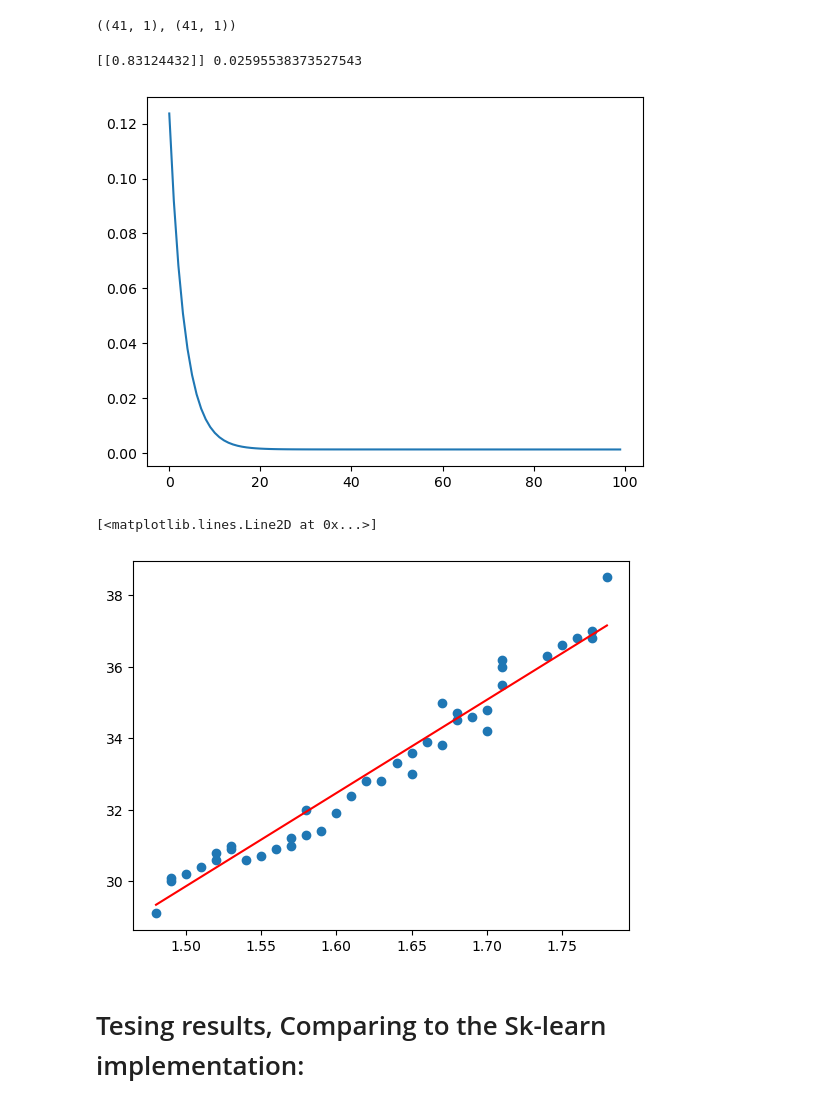
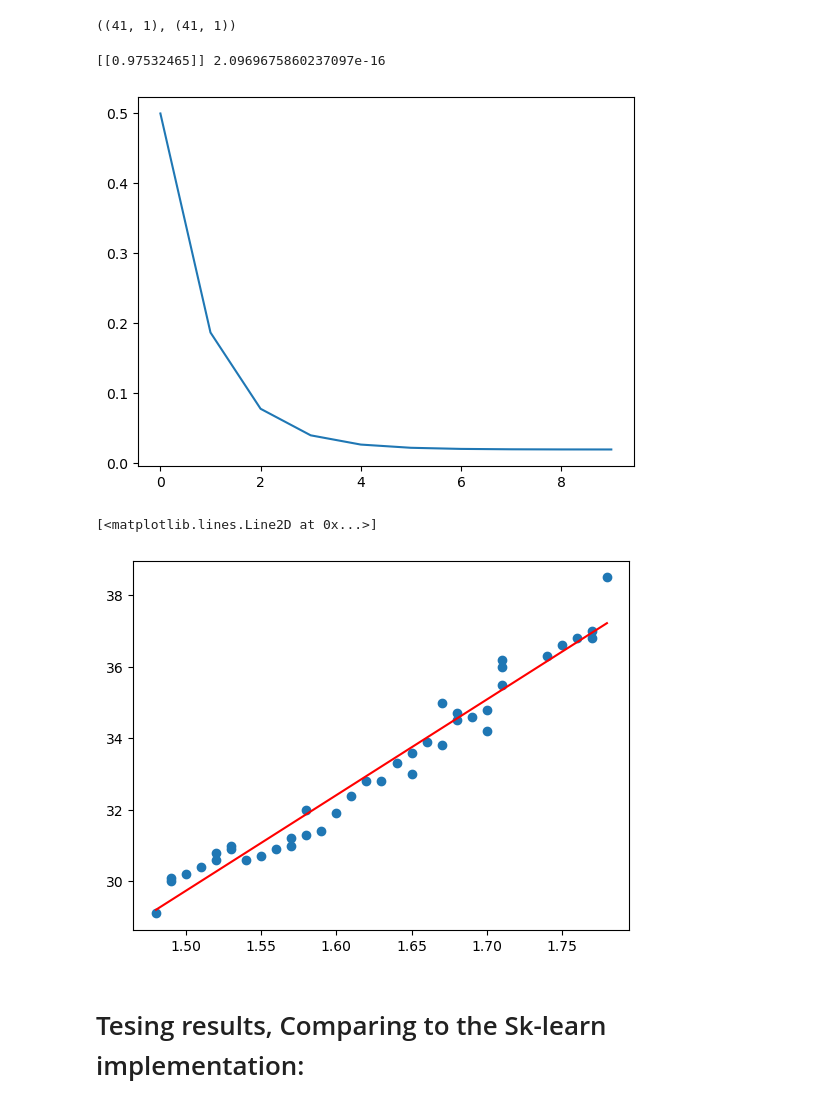
Before and after one commit to BasilKarol/ml-implementation, a Jupyter notebook: Regression_model.ipynb, the cells around one changed output. Drawn from its saved outputs; the diff is of its cells as text; code cells hidden in the pictures.

Commit message:
added Scalers functionality to LR class

```diff
--- a/Regression_model.ipynb
+++ b/Regression_model.ipynb
@@ -59,6 +61,4 @@ data.describe()
 | 50% | 2014.000000 | 3.600000 | 6.400000 | 32000.000000 | 0.000000 | 0.000000 | 0.000000 | 0.000000 |
 | 75% | 2016.000000 | 6.000000 | 9.900000 | 48767.000000 | 0.000000 | 1.000000 | 0.000000 | 0.000000 |
 | max | 2018.000000 | 35.000000 | 92.600000 | 500000.000000 | 2.000000 | 1.000000 | 1.000000 | 3.000000 |
-# %%
-data[data.columns] = RobustScaler().fit_transform(data)
 # %%
@@ -109,36 +103,35 @@ Test score: 0.7324163242472084
 ## Linear Regression (n-dimensional) implementation
 # %%
 class LinearRegression():
-    def __init__(self, X, Y):
-        self.X = X
-        self.Y = Y
+
+    def __init__(self, X: np.array, Y: np.array, standardizer=NormalStandardizer) -> None:
         # n - sample size, m - number of features
-        self.n, self.m = self.X.shape
+        self.n, self.m = X.shape
         self.reset_weights()
-        # self.normalize()
-        self.X, self.X_min, self.X_max   = self.normalize(self.X)
-        self.Y, self.Y_min, self.Y_max = self.normalize(self.Y)
 
-    @staticmethod
-    def normalize(data):
-        data_min, data_max = data.min(axis=0), data.max(axis=0)
-        return (data - data_min) / ( data_max - data_min), data_min, data_max
+        self.standardizer = standardizer(X=X, Y=Y)
+        self.X, self.Y = self.standardizer['X'], self.standardizer['Y']
 
-    def reset_weights(self):
+    def reset_weights(self) -> None:
+
         self.W = np.zeros((self.m, 1))
         self.b = 0
         self.err_history = []
 
-    def denormalize(self, data, min_val, max_val):
-        return data * (max_val - min_val) + min_val
+    def predict(self, X: np.array, norm_input=True, denorm_output=True) -> np.array:
 
-    def predict(self, new_X, denormalize=True):
-        y_hat = new_X@self.W + self.b
-        if denormalize:
-            y_hat = self.denormalize( y_hat, self.Y_min, self.Y_max )
+        if norm_input:
+            X = self.standardizer.normalize(X, 'X')
+
+        y_hat = X @ self.W + self.b
+
+        if denorm_output:
+            y_hat = self.standardizer.denormalize(y_hat, 'Y')
+
         return y_hat
 
     def train(self, alpha=0.01, epochs=10, minimum=0.01):
+
         self.reset_weights()
 
         for epoch in range(epochs):
@@ -154,6 +147,4 @@ class LinearRegression():
             if MSE_error <= minimum:
                 print(f"Minimim break on {epoch}")
                 break
-
-LR = LinearRegression(X_train.to_numpy(), Y_train.to_numpy()[..., np.newaxis])
 # %%
@@ -198,17 +198,17 @@ X_1d.shape, y_1d.shape
 ((41, 1), (41, 1))
 # %%
 LR_1d = LinearRegression(X_1d, y_1d)
-LR_1d.train(alpha=0.01, epochs=100, minimum=0.001)
+LR_1d.train(alpha=0.01, epochs=10, minimum=0.001)
 # %%
 print(LR_1d.W, LR_1d.b)
 plt.plot( LR_1d.err_history )
 plt.show()
 # %% [output]
-[[0.83124432]] 0.02595538373527543
+[[0.97532465]] 2.0969675860237097e-16
-[figure, old version]
+[figure, new version]
 # %%
 plt.scatter(X_1d, y_1d)
-plt.plot( X_1d, LR_1d.predict(LR_1d.X), c='red' )
+plt.plot( X_1d, LR_1d.predict(X_1d), c='red' )
 # %% [output]
 [<matplotlib.lines.Line2D at 0x...>]
-[figure, old version]
+[figure, new version]
```
Also changed, not shown: parts of 13 cells of this notebook.
